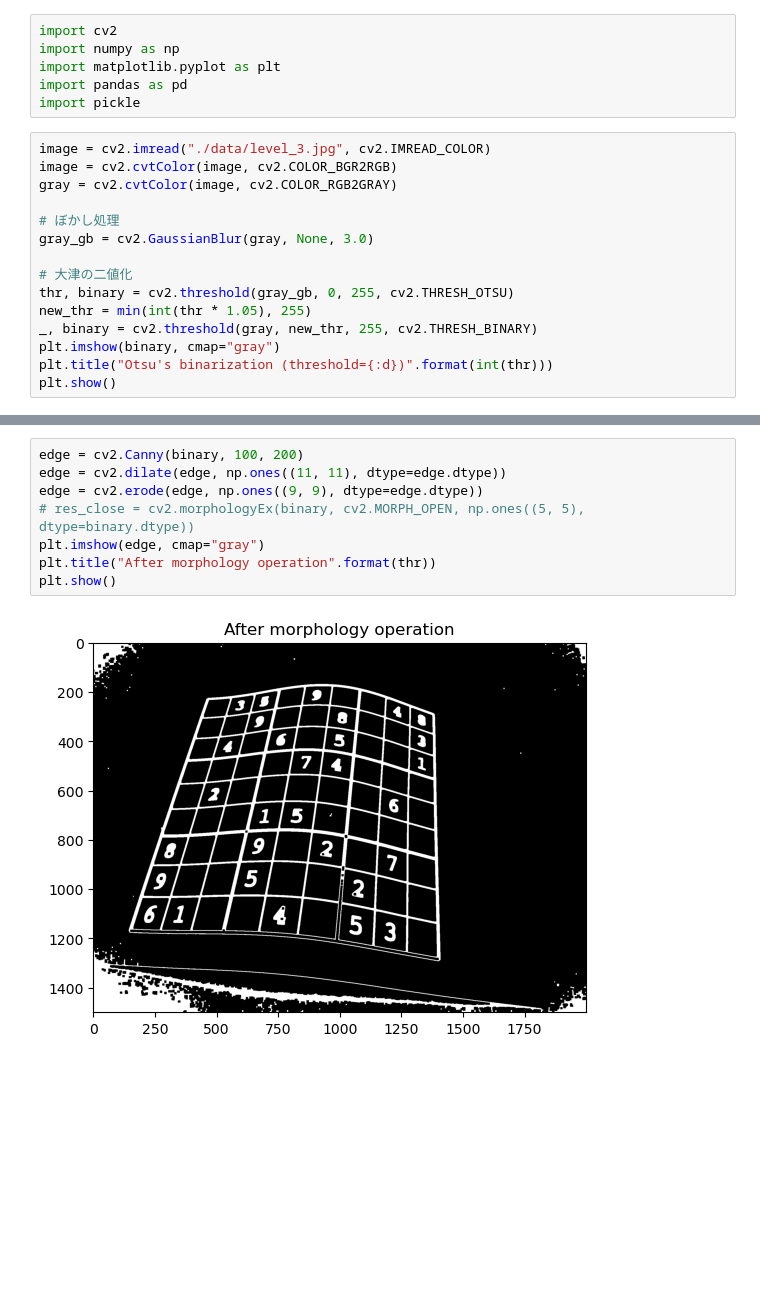
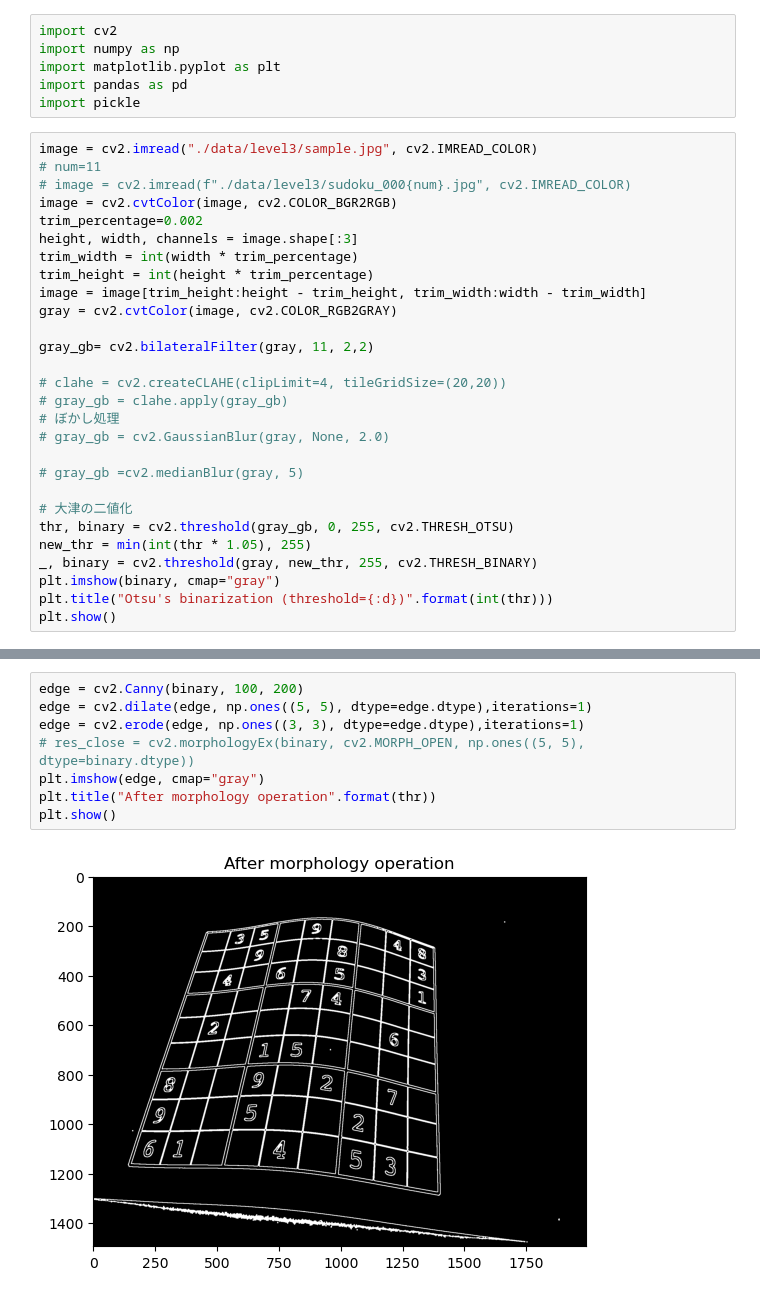
Before and after one commit to hakoshie/sudoku, a Jupyter notebook: recog_l3.ipynb, the cells around one changed output, grey strips where cells are left out. Saved outputs shown, nothing was run; the diff lists cells and outputs as text; blank space fills up the shorter version.

Commit message:
could recognize l3 sample and 11

```diff
--- a/recog_l3.ipynb
+++ b/recog_l3.ipynb
@@ -5,12 +5,25 @@ import matplotlib.pyplot as plt
 import pandas as pd
 import pickle
 # %%
-image = cv2.imread("./data/level_3.jpg", cv2.IMREAD_COLOR)
+image = cv2.imread("./data/level3/sample.jpg", cv2.IMREAD_COLOR)
+# num=11
+# image = cv2.imread(f"./data/level3/sudoku_000{num}.jpg", cv2.IMREAD_COLOR)
 image = cv2.cvtColor(image, cv2.COLOR_BGR2RGB)
+trim_percentage=0.002
+height, width, channels = image.shape[:3]
+trim_width = int(width * trim_percentage)
+trim_height = int(height * trim_percentage)
+image = image[trim_height:height - trim_height, trim_width:width - trim_width]
 gray = cv2.cvtColor(image, cv2.COLOR_RGB2GRAY)
 
+gray_gb= cv2.bilateralFilter(gray, 11, 2,2)
+
+# clahe = cv2.createCLAHE(clipLimit=4, tileGridSize=(20,20))
+# gray_gb = clahe.apply(gray_gb)
 # ぼかし処理
-gray_gb = cv2.GaussianBlur(gray, None, 3.0)
+# gray_gb = cv2.GaussianBlur(gray, None, 2.0)
+
+# gray_gb =cv2.medianBlur(gray, 5)
 
 # 大津の二値化
 thr, binary = cv2.threshold(gray_gb, 0, 255, cv2.THRESH_OTSU)
@@ -24,13 +37,13 @@ error: OpenCV(4.8.1) D:\a\opencv-python\opencv-python\opencv\modules\imgproc\src
 # %%
 edge = cv2.Canny(binary, 100, 200)
-edge = cv2.dilate(edge, np.ones((11, 11), dtype=edge.dtype))
-edge = cv2.erode(edge, np.ones((9, 9), dtype=edge.dtype))
+edge = cv2.dilate(edge, np.ones((5, 5), dtype=edge.dtype),iterations=1)
+edge = cv2.erode(edge, np.ones((3, 3), dtype=edge.dtype),iterations=1)
 # res_close = cv2.morphologyEx(binary, cv2.MORPH_OPEN, np.ones((5, 5), dtype=binary.dtype))
 plt.imshow(edge, cmap="gray")
 plt.title("After morphology operation".format(thr))
 plt.show()
 # %% [output]
-[figure, old version]
+[figure, new version]
 # %%
 contours, _ = cv2.findContours(edge, cv2.RETR_EXTERNAL, cv2.CHAIN_APPROX_SIMPLE)
 result = image.copy()
```
Also changed, not shown: parts of 12 cells of this notebook, 1 other file.
